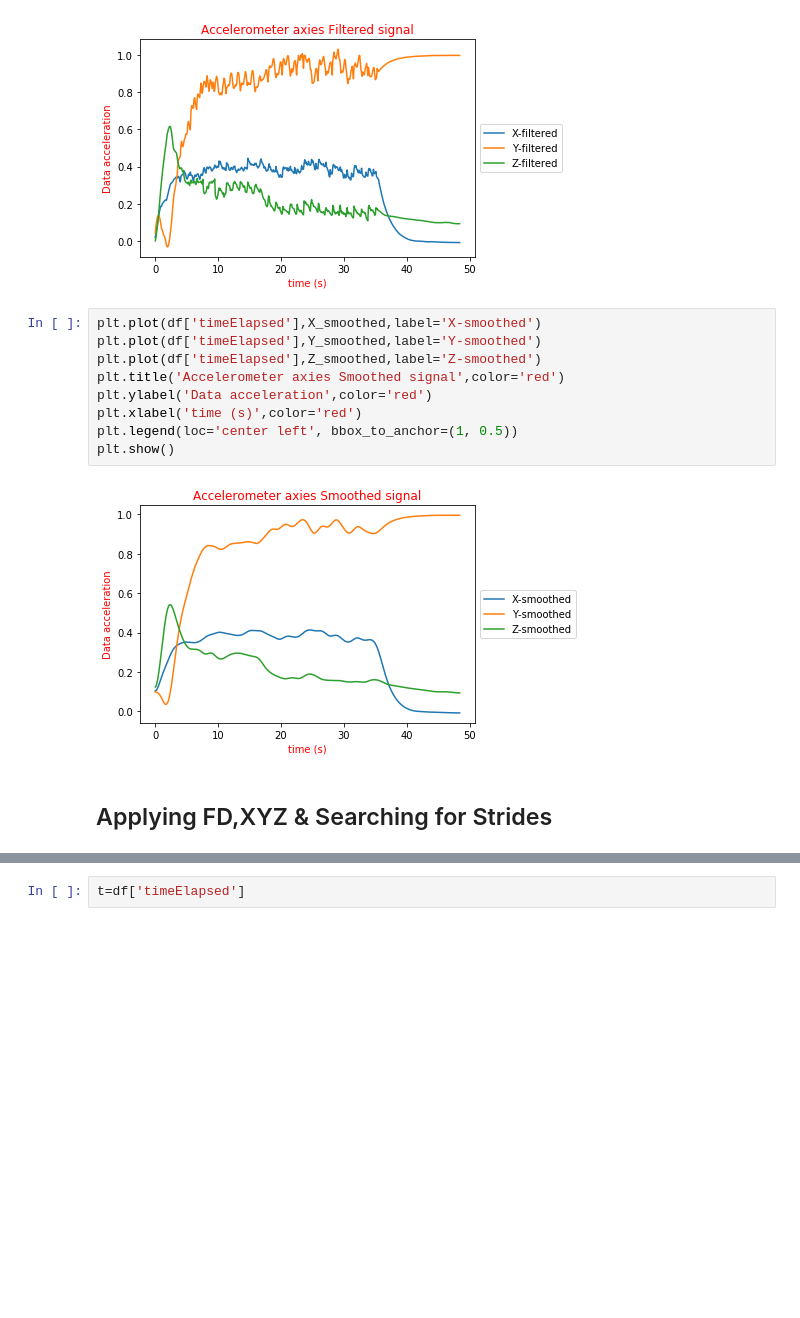
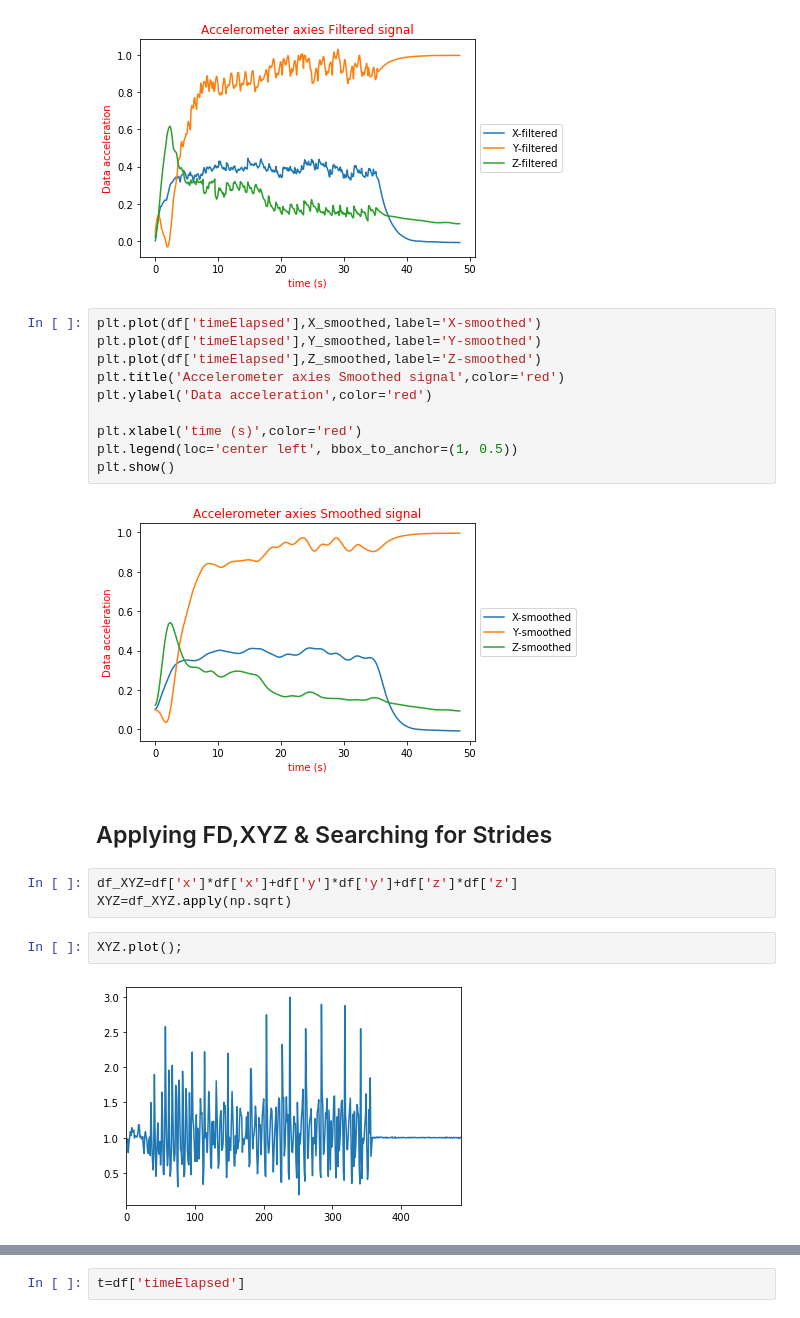
Before and after one commit to yousefkhaled282/Human-Activity-Recognition, a Jupyter notebook: Human Activity Recognition.ipynb, the cells around one changed output, grey strips where cells are left out. Drawn from its saved outputs; the diff is of its cells as text; blank space fills up the shorter version.

```diff
--- a/Human Activity Recognition.ipynb
+++ b/Human Activity Recognition.ipynb
@@ -122,6 +127,7 @@ plt.plot(df['timeElapsed'],Y_smoothed,label='Y-smoothed')
 plt.plot(df['timeElapsed'],Z_smoothed,label='Z-smoothed')
 plt.title('Accelerometer axies Smoothed signal',color='red')
 plt.ylabel('Data acceleration',color='red')
+
 plt.xlabel('time (s)',color='red')
 plt.legend(loc='center left', bbox_to_anchor=(1, 0.5))
 plt.show()
@@ -129,3 +135,10 @@ plt.show()
 [figure]
 # %% [markdown]
 ## Applying FD,XYZ & Searching for Strides
+# %%
+df_XYZ=df['x']*df['x']+df['y']*df['y']+df['z']*df['z']
+XYZ=df_XYZ.apply(np.sqrt)
+# %%
+XYZ.plot();
+# %% [output]
+[figure, added]
```
Also changed, not shown: parts of 15 cells of this notebook.
